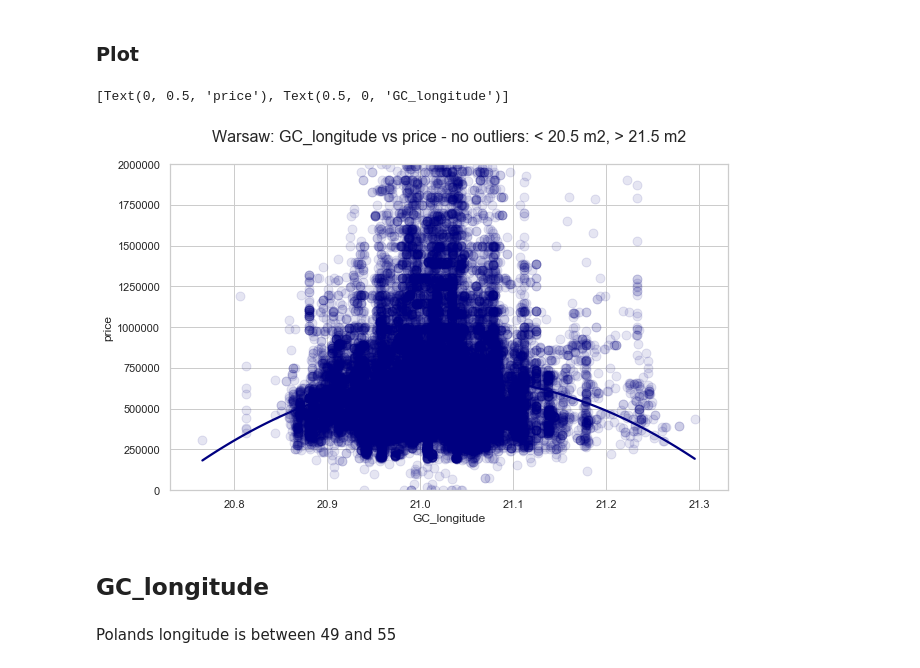
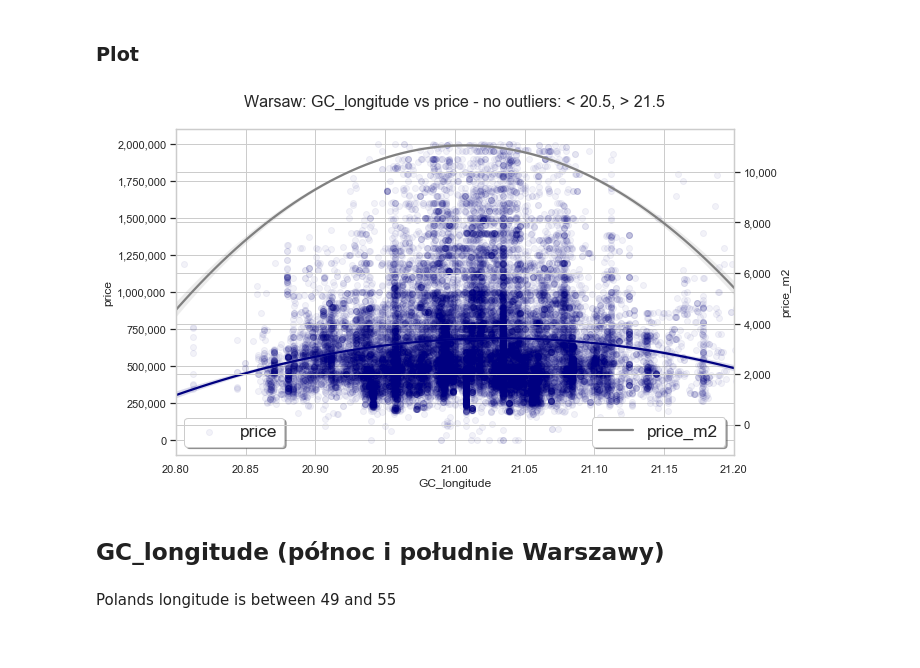
Before and after one commit to xSzpo/xFlats, a Jupyter notebook: app_mlmodel/DEVELOP_MODEL/03_features.ipynb, the cells around one changed output. Cells and saved outputs as stored; diff of their text form; code cells hidden in the pictures.

```diff
--- a/app_mlmodel/DEVELOP_MODEL/03_features.ipynb
+++ b/app_mlmodel/DEVELOP_MODEL/03_features.ipynb
@@ -116,24 +126,38 @@ Counter({False: 31060})
 ### Plot
 # %%
 sns.set(style="whitegrid")
+import matplotlib as mpl
 
 fig, ax1 = plt.subplots(figsize=(10,6))
+ax2 = ax1.twinx()
 
-plt.ylim(0,2000000)
 sns.regplot(data=df_train.query("GC_longitude>={} and GC_longitude<={}".format(
         outliers['GC_longitude']['min'],
         outliers['GC_longitude']['max'])),
-             x='GC_longitude', y='price',ax=ax1,color='navy',label='included',scatter_kws={"s": 80, "alpha":0.1},
-           order=2, ci=None, truncate=True)
+             x='GC_longitude', y='price',ax=ax1,color='navy',label='price',
+             scatter=True, order=2, truncate=True,scatter_kws={'alpha':0.05})
+ax1.yaxis.set_major_formatter(mpl.ticker.StrMethodFormatter('{x:,.0f}'))
 
-plt.title('Warsaw: GC_longitude vs price - no outliers: < {} m2, > {} m2'.format(
+sns.regplot(data=df_train.query("GC_longitude>={} and GC_longitude<={}".format(
+        outliers['GC_longitude']['min'],
+        outliers['GC_longitude']['max'])),
+             x='GC_longitude', y='price_m2',ax=ax2,color='grey',label='price_m2', scatter=False, order=2, truncate=True)
+ax2.yaxis.set_major_formatter(mpl.ticker.StrMethodFormatter('{x:,.0f}'))
+
+plt.title('Warsaw: GC_longitude vs price - no outliers: < {}, > {}'.format(
     outliers['GC_longitude']['min'],outliers['GC_longitude']['max']), y=1.05, fontsize = 16)
 ax1.set(xlabel='GC_longitude', ylabel='price')
+ax1.set_xlim(20.8, 21.2)
+ax1.set_ylim()
+ax1.set_ylim()
+
+legend = ax1.legend(loc='lower left', shadow=True, fontsize='x-large')
+legend = ax2.legend(loc='lower right', shadow=True, fontsize='x-large')
+print("")
 # %% [output]
-[Text(0, 0.5, 'price'), Text(0.5, 0, 'GC_longitude')]
-[figure, old version]
+[figure, new version]
 # %% [markdown]
-## GC_longitude
+## GC_longitude (północ i południe Warszawy)
 # %% [markdown]
 Polands longitude is between 49 and 55
 # %% [markdown]
```
Also changed, not shown: parts of 40 cells of this notebook, 2 other files.
